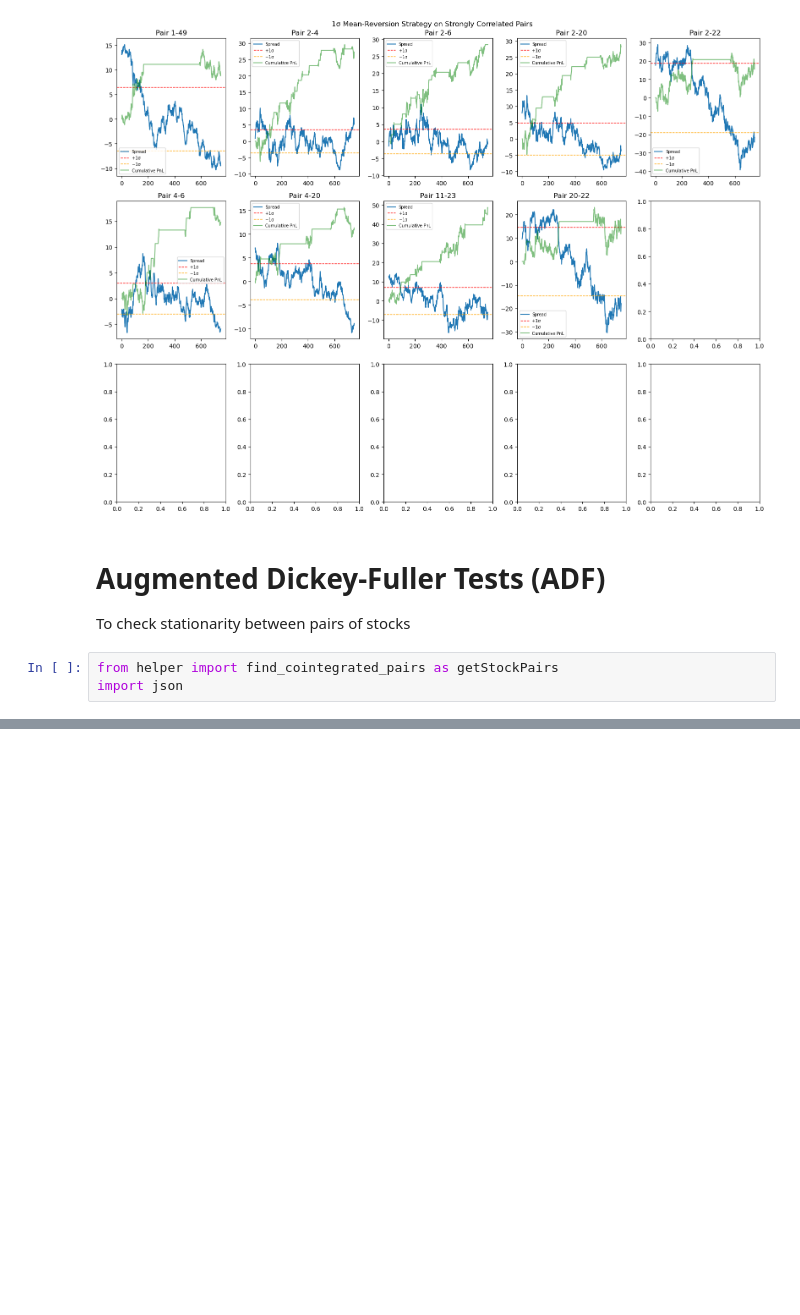
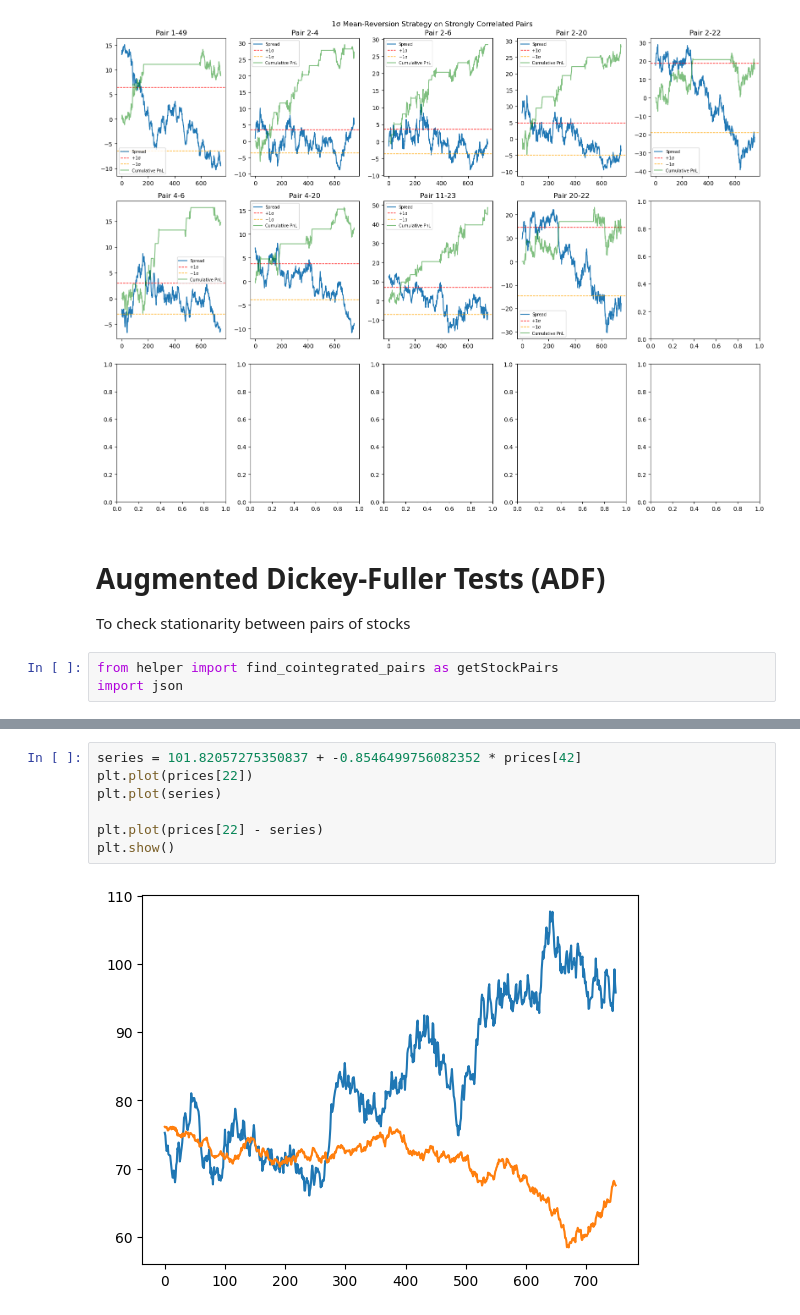
Before and after one commit to nickdoshi/lehman-brothers, a Jupyter notebook: eda.ipynb, the cells around one changed output, grey strips where cells are left out. Drawn from its saved outputs; the diff is of its cells as text; blank space fills up the shorter version.

```diff
--- a/eda.ipynb
+++ b/eda.ipynb
@@ -162,0 +145,9 @@ with open("pairs.json", "w") as f:
+# %%
+series = 101.82057275350837 + -0.8546499756082352 * prices[42]
+plt.plot(prices[22])
+plt.plot(series)
+
+plt.plot(prices[22] - series)
+plt.show()
+# %% [output]
+[figure, added]
```
Also changed, not shown: parts of 1 cell of this notebook, 3 other files.
